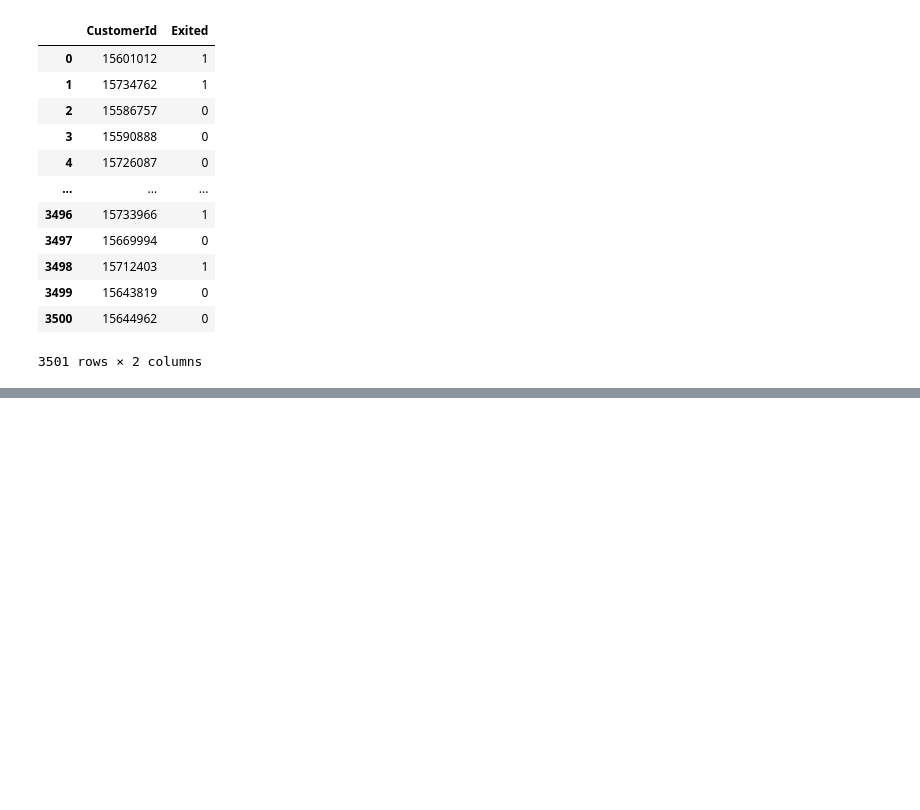
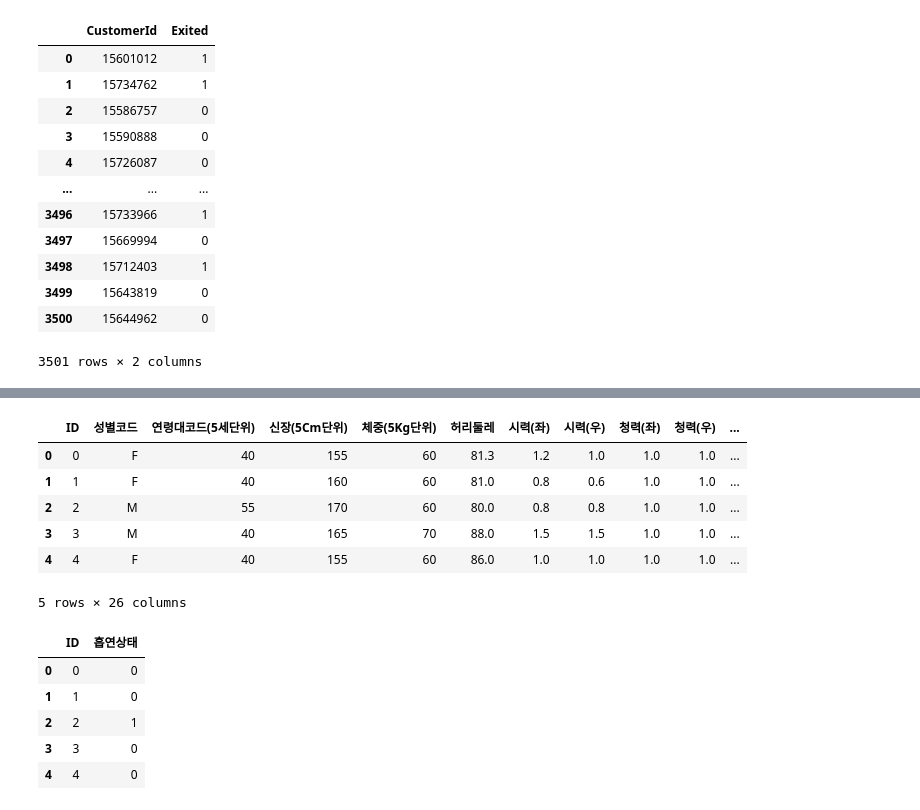
Before and after one commit to HyunJW/Pandas_practice, a Jupyter notebook: 빅분기실기연습/작업_2유형.ipynb, the cells around one changed output, grey strips where cells are left out. Drawn from its saved outputs; the diff is of its cells as text; code cells hidden in the pictures; blank space fills up the shorter version.

```diff
--- a/빅분기실기연습/작업_2유형.ipynb
+++ b/빅분기실기연습/작업_2유형.ipynb
@@ -160,0 +500,23 @@ pd.DataFrame({'CustomerId': x_test.CustomerId, 'Exited': predict_test_proba})
+# %%
+import pandas as pd
+#데이터 로드
+x_train = pd.read_csv("https://raw.githubusercontent.com/Datamanim/datarepo/main/smoke/x_train.csv")
+y_train = pd.read_csv("https://raw.githubusercontent.com/Datamanim/datarepo/main/smoke/y_train.csv")
+x_test= pd.read_csv("https://raw.githubusercontent.com/Datamanim/datarepo/main/smoke/x_test.csv")
+
+display(x_train.head())
+display(y_train.head())
+# %% [output]
+|  | ID | 성별코드 | 연령대코드(5세단위) | 신장(5Cm단위) | 체중(5Kg단위) | 허리둘레 | 시력(좌) | 시력(우) | 청력(좌) | 청력(우) | ... |
+| 0 | 0 | F | 40 | 155 | 60 | 81.3 | 1.2 | 1.0 | 1.0 | 1.0 | ... |
+| 1 | 1 | F | 40 | 160 | 60 | 81.0 | 0.8 | 0.6 | 1.0 | 1.0 | ... |
+| 2 | 2 | M | 55 | 170 | 60 | 80.0 | 0.8 | 0.8 | 1.0 | 1.0 | ... |
+| 3 | 3 | M | 40 | 165 | 70 | 88.0 | 1.5 | 1.5 | 1.0 | 1.0 | ... |
+| 4 | 4 | F | 40 | 155 | 60 | 86.0 | 1.0 | 1.0 | 1.0 | 1.0 | ... |
+5 rows × 26 columns
+|  | ID | 흡연상태 |
+| 0 | 0 | 0 |
+| 1 | 1 | 0 |
+| 2 | 2 | 1 |
+| 3 | 3 | 0 |
+| 4 | 4 | 0 |
```
Also changed, not shown: parts of 51 cells of this notebook.
